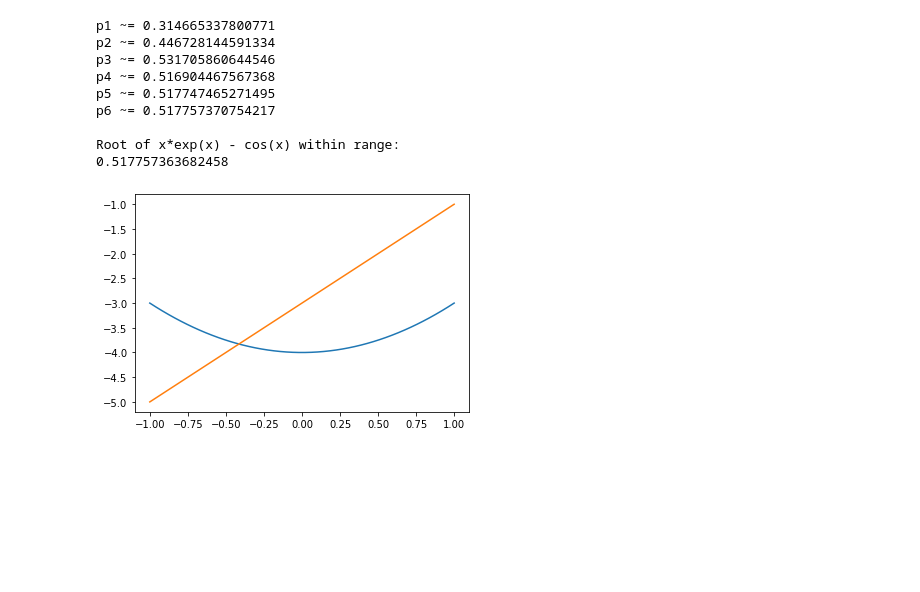
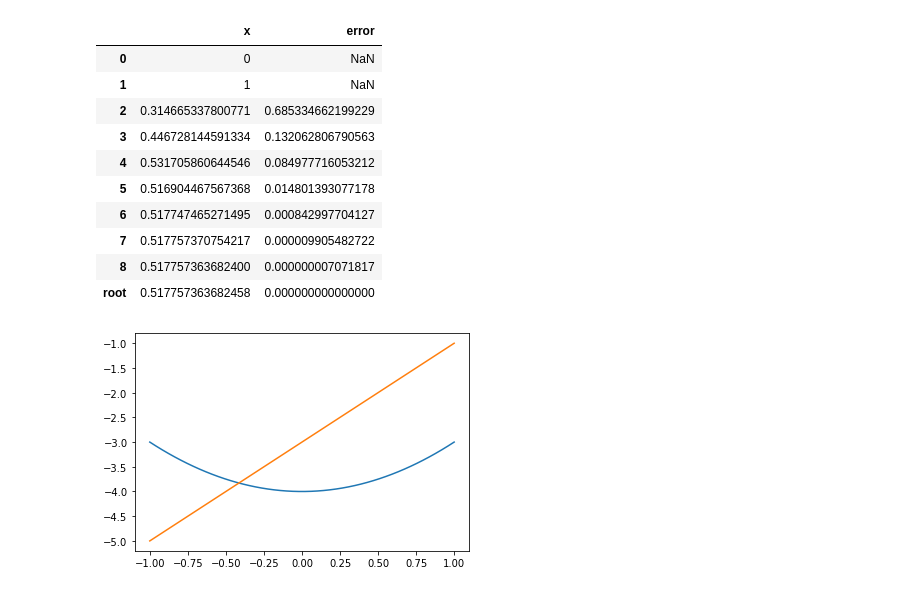
Before and after one commit to rinald/ece208, a Jupyter notebook: secant.ipynb, the cells around one changed output. Saved outputs shown, nothing was run; the diff lists cells and outputs as text; code cells hidden in the pictures; blank space fills up the shorter version.

```diff
--- a/secant.ipynb
+++ b/secant.ipynb
@@ -39,15 +44,17 @@ Root of -x + exp(-x) within range:
 # %%
-secant(x*exp(x)-cos(x), 0, 1, t=10**-4)
+secant(x*exp(x)-cos(x), 0, 1)
 # %% [output]
-p1 ~= 0.314665337800771
-p2 ~= 0.446728144591334
-p3 ~= 0.531705860644546
-p4 ~= 0.516904467567368
-p5 ~= 0.517747465271495
-p6 ~= 0.517757370754217
-
-Root of x*exp(x) - cos(x) within range:
-0.517757363682458
+|  | x | error |
+| 0 | 0 | NaN |
+| 1 | 1 | NaN |
+| 2 | 0.314665337800771 | 0.685334662199229 |
+| 3 | 0.446728144591334 | 0.132062806790563 |
+| 4 | 0.531705860644546 | 0.084977716053212 |
+| 5 | 0.516904467567368 | 0.014801393077178 |
+| 6 | 0.517747465271495 | 0.000842997704127 |
+| 7 | 0.517757370754217 | 0.000009905482722 |
+| 8 | 0.517757363682400 | 0.000000007071817 |
+| root | 0.517757363682458 | 0.000000000000000 |
 # %%
 plot_function(lambda x: x**2-4, (-1, 1))
 plot_function(lambda x: 2*x-3, (-1, 1))
```
Also changed, not shown: parts of 4 cells of this notebook, 6 other files.
